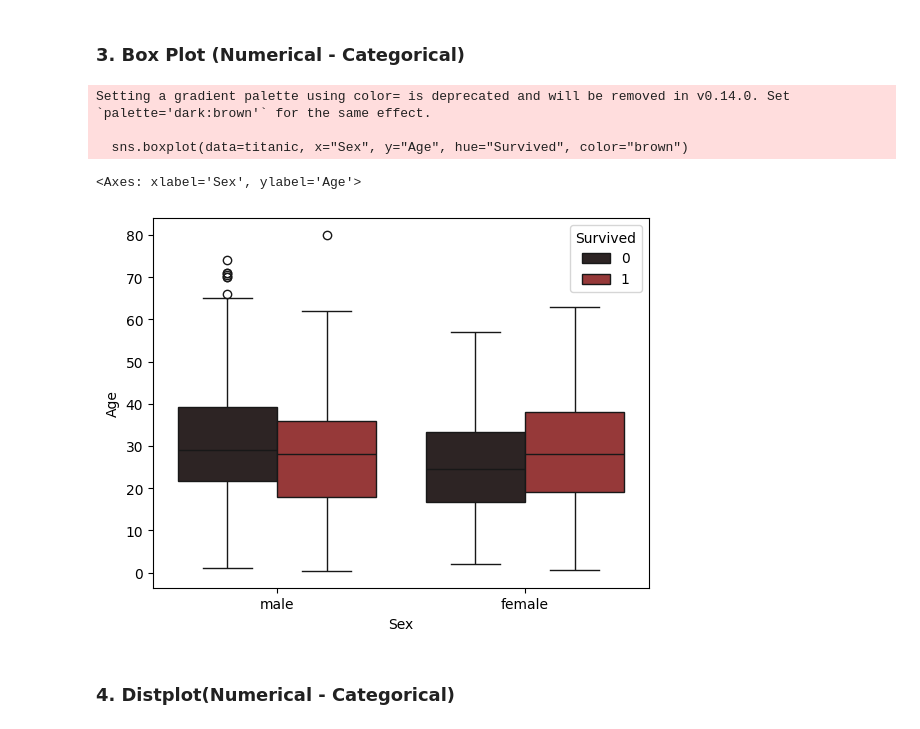
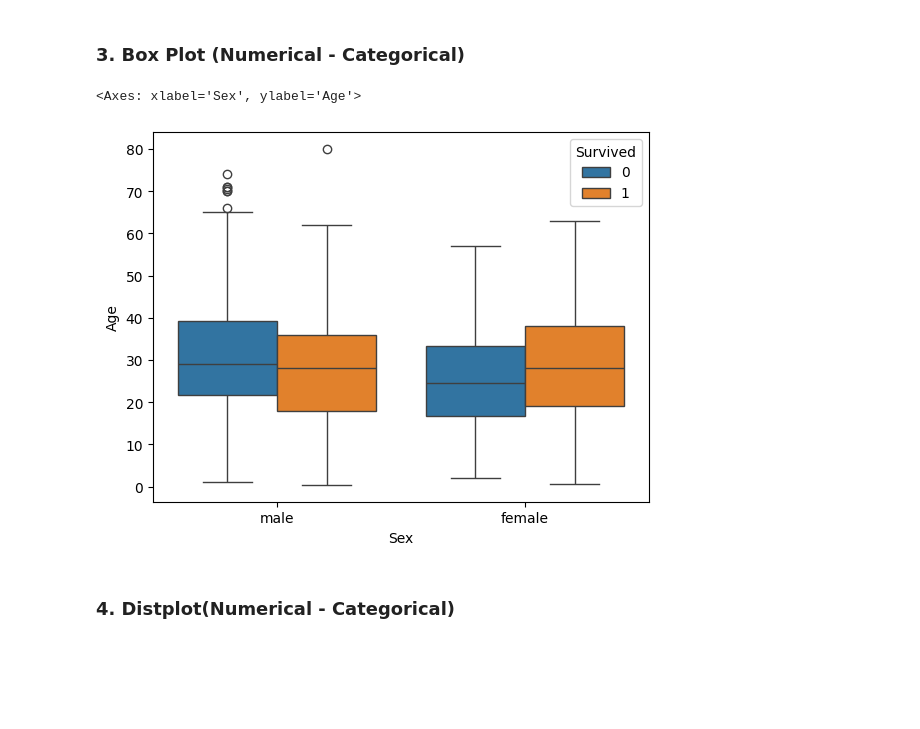
Before and after one commit to salmakhan5432/Machine-Learning, a Jupyter notebook: Analysis/analysis.ipynb, the cells around one changed output. Saved outputs shown, nothing was run; the diff lists cells and outputs as text; code cells hidden in the pictures; blank space fills up the shorter version.

```diff
--- a/Analysis/analysis.ipynb
+++ b/Analysis/analysis.ipynb
@@ -70,13 +67,10 @@ Setting a gradient palette using color= is deprecated and will be removed in v0.
 # %% [markdown]
 ### 3. Box Plot (Numerical - Categorical)
 # %%
-sns.boxplot(data=titanic, x="Sex", y="Age", hue="Survived", color="brown")
+sns.boxplot(data=titanic, x="Sex", y="Age", hue="Survived")
 # %% [output]
-Setting a gradient palette using color= is deprecated and will be removed in v0.14.0. Set `palette='dark:brown'` for the same effect.
-
-  sns.boxplot(data=titanic, x="Sex", y="Age", hue="Survived", color="brown")
+<Axes: xlabel='Sex', ylabel='Age'>
-<Axes: xlabel='Sex', ylabel='Age'>
-[figure, old version]
+[figure, new version]
 # %% [markdown]
 ### 4. Distplot(Numerical - Categorical)
 # %%
```
Also changed, not shown: parts of 3 cells of this notebook.
